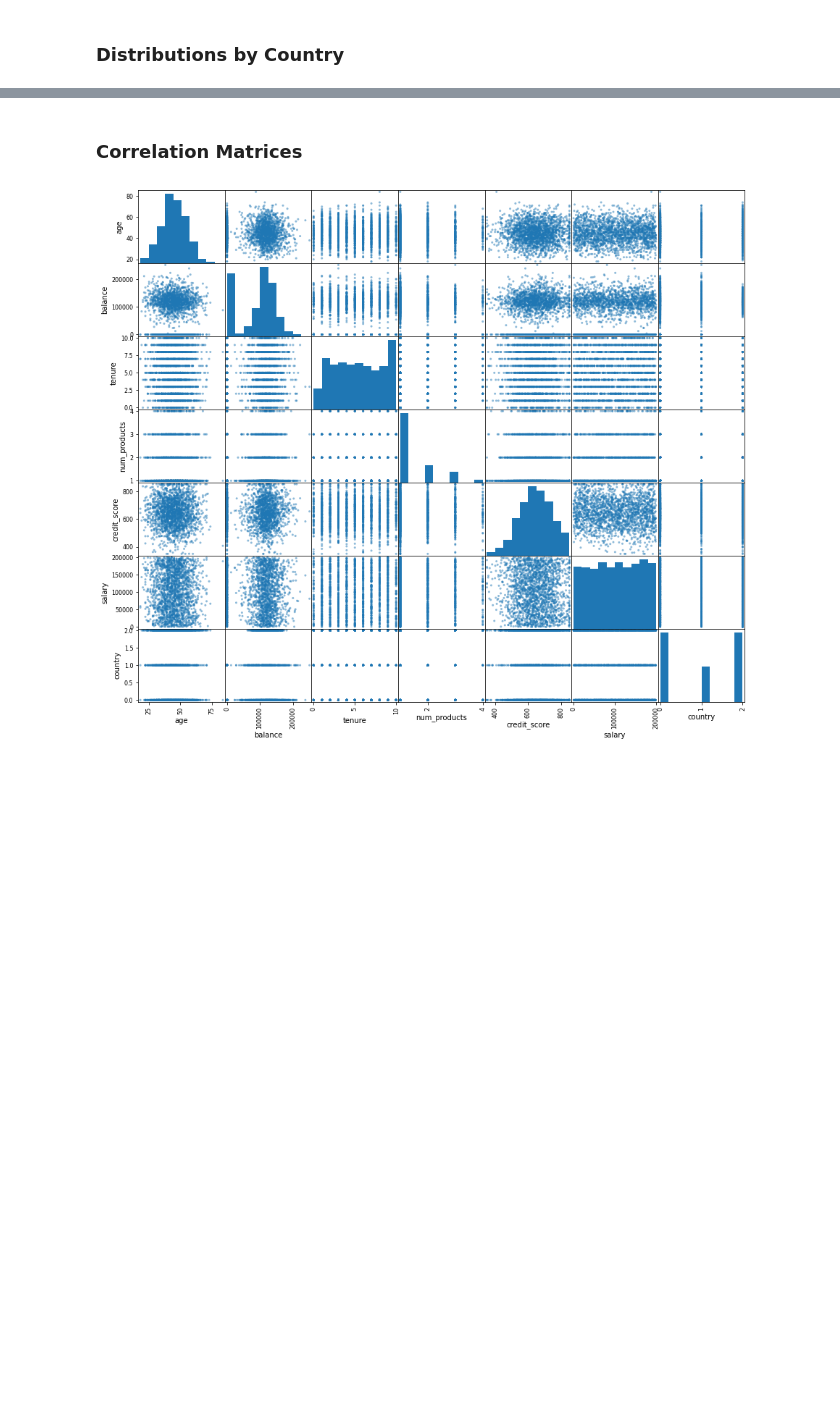
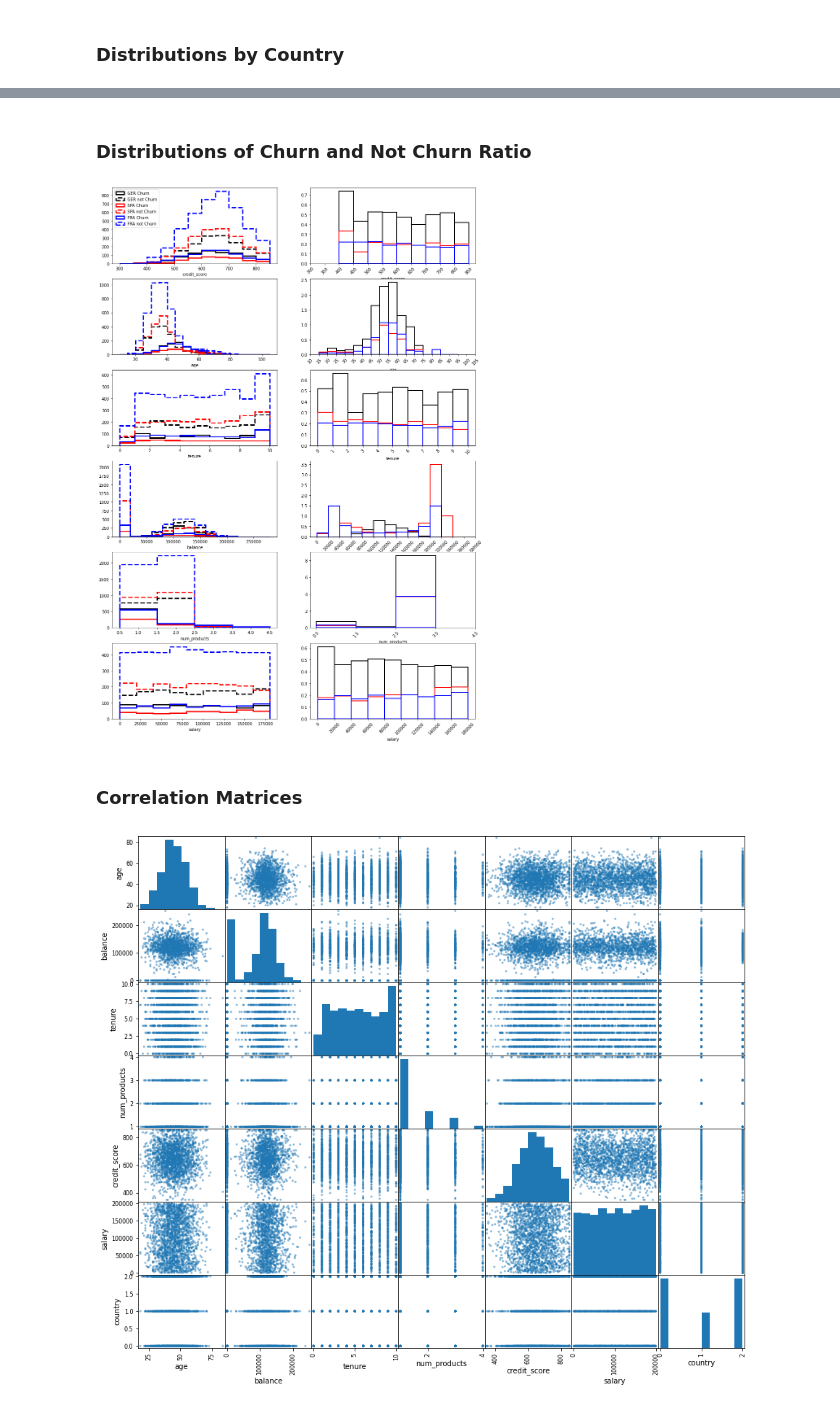
Before and after one commit to gcsantucci/churn_TopBank, a Jupyter notebook: churn_analysis.ipynb, the cells around one changed output, grey strips where cells are left out. Cells and saved outputs as stored; diff of their text form; code cells hidden in the pictures; blank space fills up the shorter version.

```diff
--- a/churn_analysis.ipynb
+++ b/churn_analysis.ipynb
@@ -565,8 +596,23 @@ df1.loc[(df1.balance < 2000)&(df1.geography == 'Germany')]
+# %% [markdown]
+###  Distributions of Churn and Not Churn Ratio
+# %%
+cols = ['credit_score', 'age', 'tenure',
+        'balance', 'num_products', 'salary']
+bins = [np.arange(300, 900, 50), np.arange(10, 110, 5), np.arange(0, 11, 1),
+        np.arange(0, 300_000, 20_000), np.arange(.5, 5.5, 1), np.arange(0, 200_000, 20_000)]
+
+fig, ax = plt.subplots(nrows=len(cols), ncols=2, figsize=(16, 4*len(cols)))
+for i, (col, ibin) in enumerate(zip(cols, bins)):
+    plot_ratios(ax[i, 0], ax[i, 1], df4, col, ibin)
+
+plt.show()
+# %% [output]
+[figure, added]
+# %% [markdown]
+### Correlation Matrices
 # %%
 attributes = ['age', 'balance', 'tenure', 'num_products',
               'credit_score', 'salary', 'country']
-# %% [markdown]
-### Correlation Matrices
 # %%
 scatter_matrix(df4[mask][attributes], figsize=(15, 13))
 plt.show()
```
Also changed, not shown: parts of 37 cells of this notebook.
